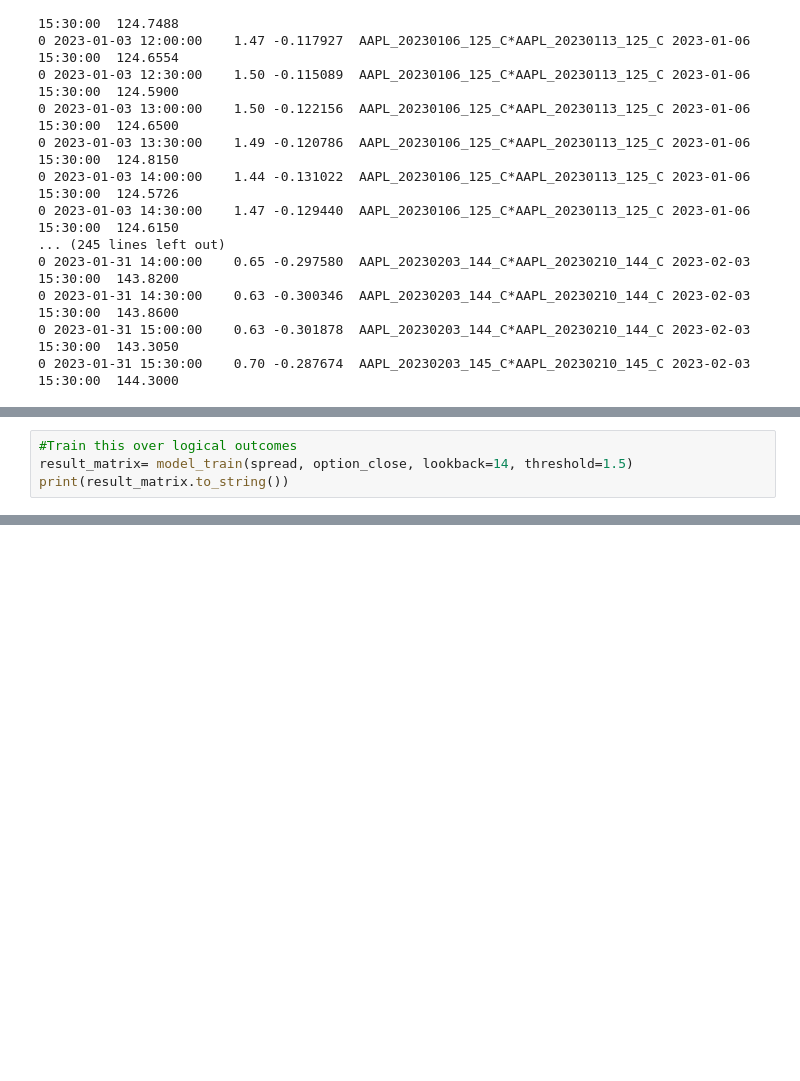
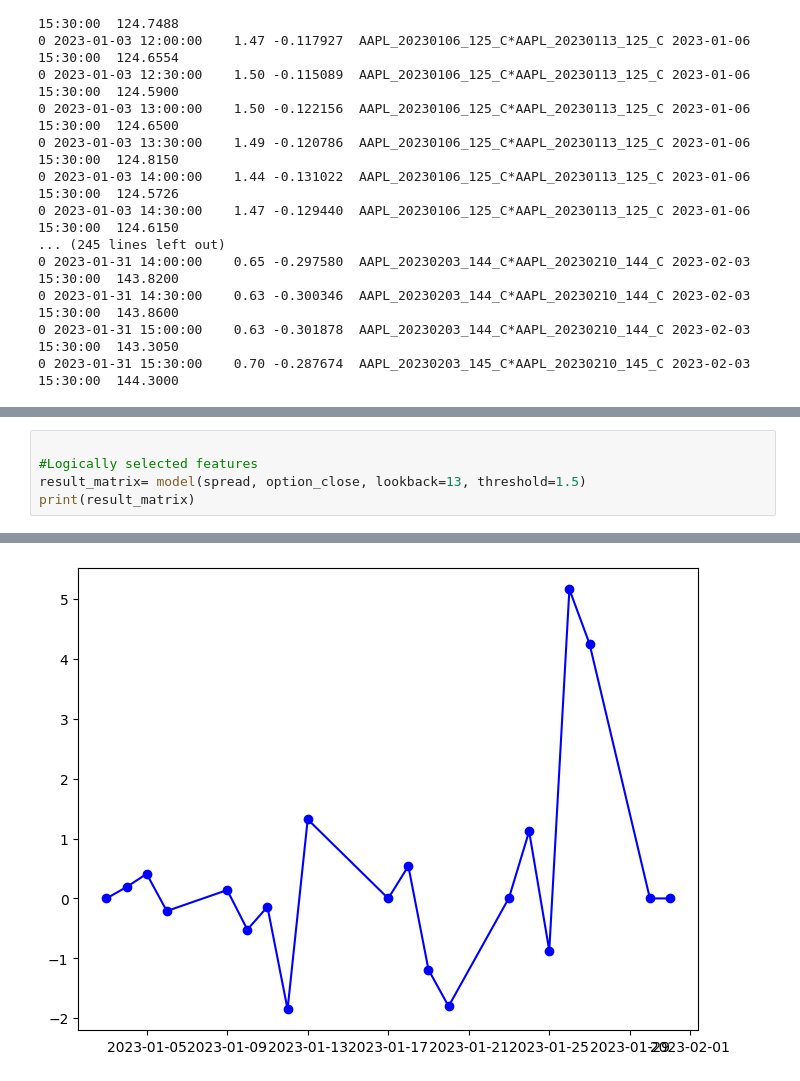
Before and after one commit to hemshah011/calendar-test, a Jupyter notebook: Calendar.ipynb, the cells around one changed output, grey strips where cells are left out. Saved outputs shown, nothing was run; the diff lists cells and outputs as text; blank space fills up the shorter version.

```diff
--- a/Calendar.ipynb
+++ b/Calendar.ipynb
@@ -353,5 +406,6 @@ print(spread.to_string())
 # %%
-#Train this over logical outcomes
-result_matrix= model_train(spread, option_close, lookback=14, threshold=1.5)
-print(result_matrix.to_string())
+
+#Logically selected features
+result_matrix= model(spread, option_close, lookback=13, threshold=1.5)
+print(result_matrix)
 # %% [output]
@@ -374,0 +429 @@ start_ts
+[figure, added]
```
Also changed, not shown: parts of 9 cells of this notebook.
